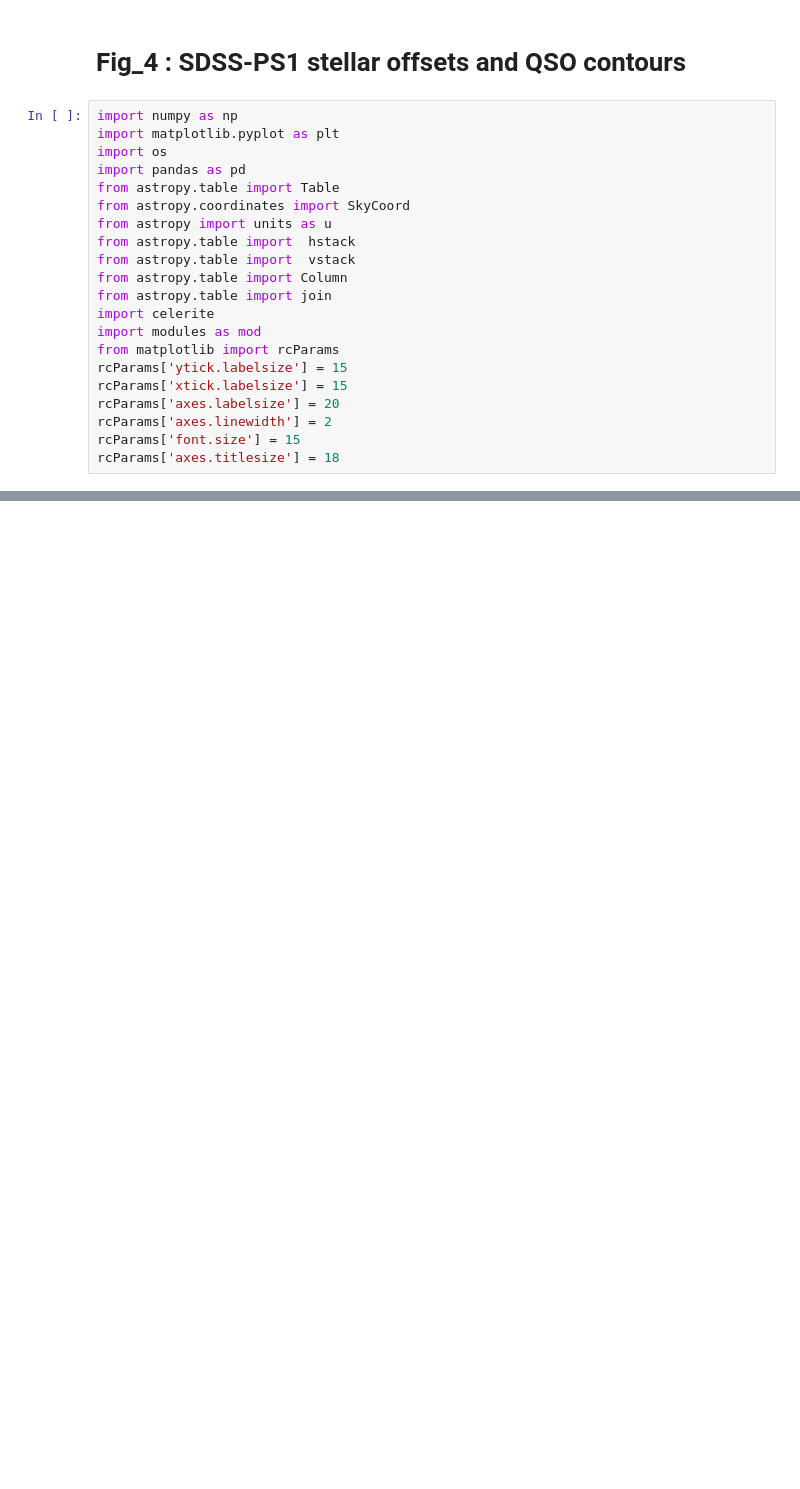
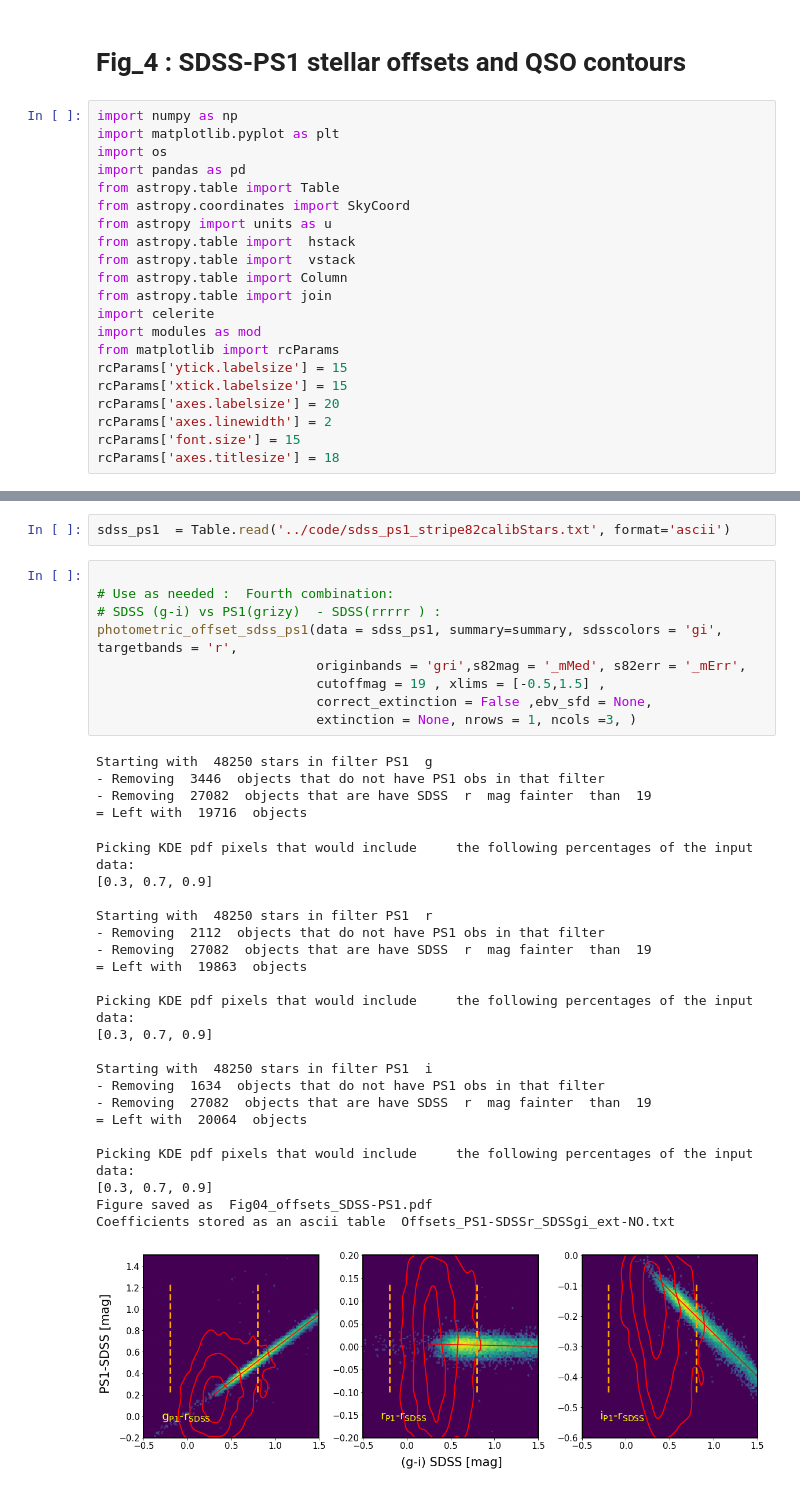
Before and after one commit to suberlak/PS1_SDSS_CRTS, a Jupyter notebook: code3/Fig_04_SDSS_PS1_stellar_offsets.ipynb, the cells around one changed output, grey strips where cells are left out. Drawn from its saved outputs; the diff is of its cells as text; blank space fills up the shorter version.

```diff
--- a/code3/Fig_04_SDSS_PS1_stellar_offsets.ipynb
+++ b/code3/Fig_04_SDSS_PS1_stellar_offsets.ipynb
@@ -31,0 +428,37 @@ sdssQ = Table.read(File, format='ascii', names = colnames)
+# %%
+sdss_ps1  = Table.read('../code/sdss_ps1_stripe82calibStars.txt', format='ascii')
+# %%
+
+# Use as needed :  Fourth combination:
+# SDSS (g-i) vs PS1(grizy)  - SDSS(rrrrr ) :
+photometric_offset_sdss_ps1(data = sdss_ps1, summary=summary, sdsscolors = 'gi', targetbands = 'r',
+                            originbands = 'gri',s82mag = '_mMed', s82err = '_mErr',
+                            cutoffmag = 19 , xlims = [-0.5,1.5] ,
+                            correct_extinction = False ,ebv_sfd = None,
+                            extinction = None, nrows = 1, ncols =3, )
+# %% [output]
+Starting with  48250 stars in filter PS1  g
+- Removing  3446  objects that do not have PS1 obs in that filter
+- Removing  27082  objects that are have SDSS  r  mag fainter  than  19
+= Left with  19716  objects
+Picking KDE pdf pixels that would include     the following percentages of the input data:
+[0.3, 0.7, 0.9]
+
+Starting with  48250 stars in filter PS1  r
+- Removing  2112  objects that do not have PS1 obs in that filter
+- Removing  27082  objects that are have SDSS  r  mag fainter  than  19
+= Left with  19863  objects
+
+Picking KDE pdf pixels that would include     the following percentages of the input data:
+[0.3, 0.7, 0.9]
+
+Starting with  48250 stars in filter PS1  i
+- Removing  1634  objects that do not have PS1 obs in that filter
+- Removing  27082  objects that are have SDSS  r  mag fainter  than  19
+= Left with  20064  objects
+
+Picking KDE pdf pixels that would include     the following percentages of the input data:
+[0.3, 0.7, 0.9]
+Figure saved as  Fig04_offsets_SDSS-PS1.pdf
+Coefficients stored as an ascii table  Offsets_PS1-SDSSr_SDSSgi_ext-NO.txt
+[figure, added]
```
Also changed, not shown: parts of 6 cells of this notebook.
